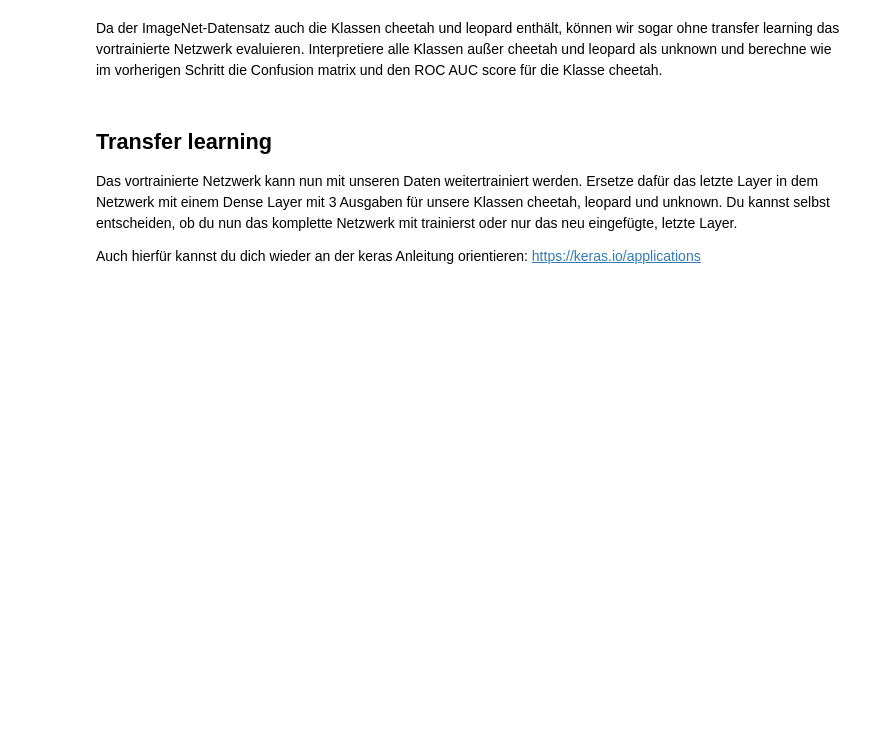
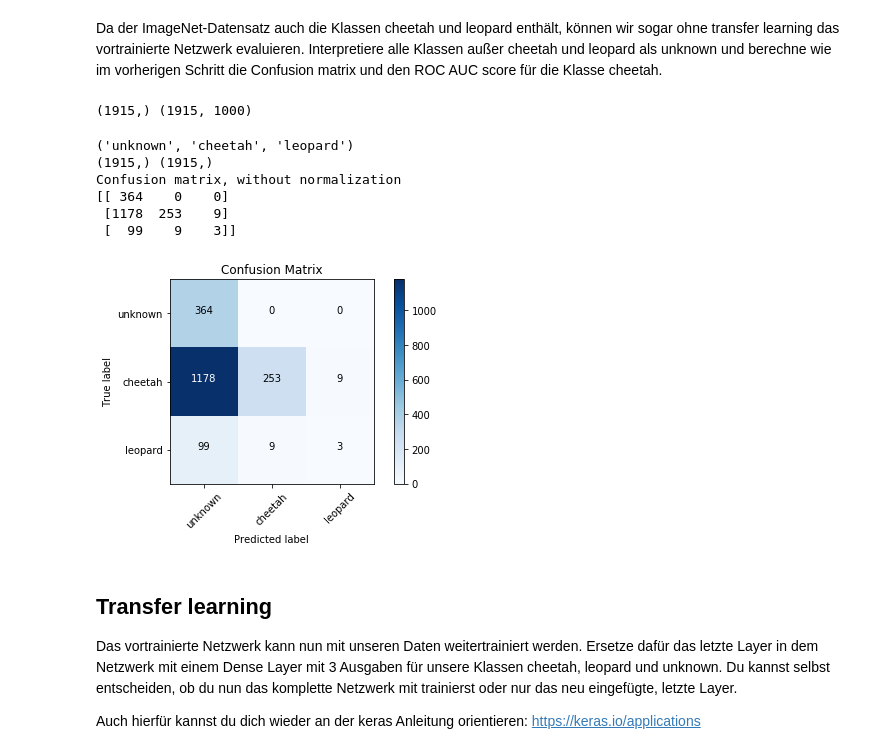
Before and after one commit to YJ14/Computer-Vision-2018, a Jupyter notebook: 05_TransferLearning_Cheetahs.ipynb, the cells around one changed output. Cells and saved outputs as stored; diff of their text form; code cells hidden in the pictures; blank space fills up the shorter version.

```diff
--- a/05_TransferLearning_Cheetahs.ipynb
+++ b/05_TransferLearning_Cheetahs.ipynb
@@ -153,0 +225,4 @@ Du kannst selber entscheiden, welche Netzwerkarchitektur du verwendest.
+# %%
+# use pre-trained vgg16 model, which comes with keras
+vgg16_model = VGG16(weights='imagenet')
+vgg16_model.summary()
@@ -158,3 +249,36 @@ Da der ImageNet-Datensatz auch die Klassen cheetah und leopard enthält, können
+# %%
+# 293: 'cheetah, chetah, Acinonyx jubatus'
+# 288: 'leopard, Panthera pardus'
+vgg_predictions = vgg16_model.predict_generator(valid_batches)
+# %%
+valid_labels = valid_batches.classes
+print(valid_labels.shape, vgg_predictions.shape)
+# %% [output]
+(1915,) (1915, 1000)
+# %%
+print(classes)
+
+vgg16_predictions = vgg_predictions.argmax(axis=1)
+
+# replace all unknown classes with a zero:
+np.place(vgg16_predictions, vgg16_predictions == 1, 0)
+np.place(vgg16_predictions, vgg16_predictions == 2, 0)
+np.place(vgg16_predictions, vgg16_predictions == 293, 1)
+np.place(vgg16_predictions, vgg16_predictions == 288, 2)
+np.place(vgg16_predictions, vgg16_predictions > 2, 0)
+
+print(valid_labels.shape, vgg16_predictions.shape)
+
+vgg_cm = confusion_matrix(valid_labels, vgg16_predictions)
+plot_confusion_matrix(vgg_cm, classes, title="Confusion Matrix")
+# %% [output]
+('unknown', 'cheetah', 'leopard')
+(1915,) (1915,)
+Confusion matrix, without normalization
+[[ 364    0    0]
+ [1178  253    9]
+ [  99    9    3]]
+[figure, added]
 # %% [markdown]
 ## Transfer learning
 
```
Also changed, not shown: parts of 26 cells of this notebook.
